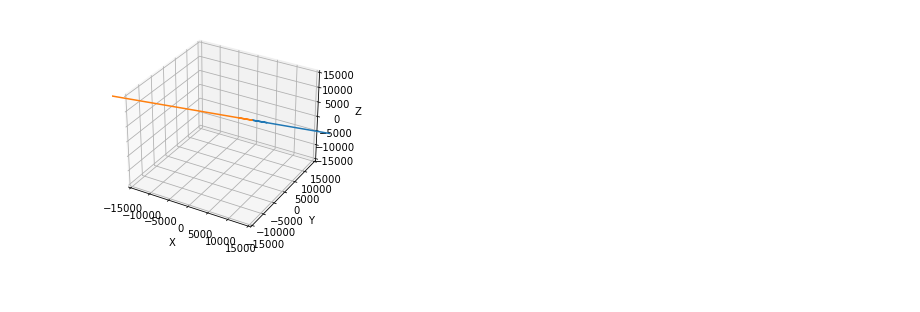
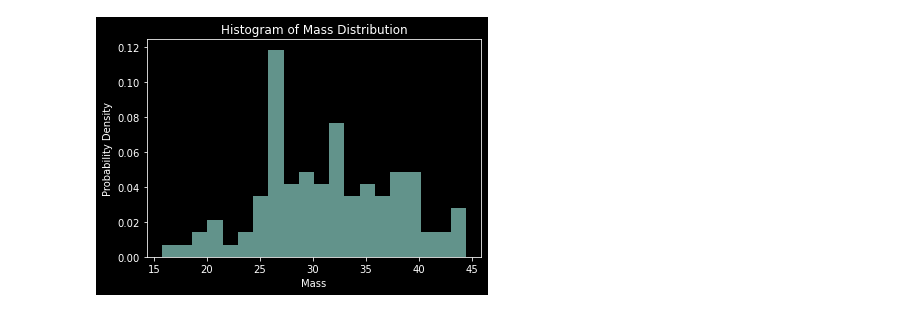
Before and after one commit to Lewis-Adkins/N_Body_System, a Jupyter notebook: n_body.ipynb, the cells around one changed output. Cells and saved outputs as stored; diff of their text form; code cells hidden in the pictures.

```diff
--- a/n_body.ipynb
+++ b/n_body.ipynb
@@ -29,27 +29,12 @@ for i in range(len(x_positions)):
     N_x_positions[mass_index].append(x_positions[i])
     N_y_positions[mass_index].append(y_positions[i])
     N_z_positions[mass_index].append(z_positions[i])
-# %%
-fig = plt.figure()
-ax = fig.add_subplot(111, projection='3d')
-
-ax.set_xlabel('X')
-ax.set_ylabel('Y')
-ax.set_zlabel('Z')
-
-lim = 15e3
-
-ax.set_xlim([-lim, lim ])
-ax.set_ylim([-lim, lim])
-ax.set_zlim([-lim, lim])
-
-for i in range(N):
-    x = N_x_positions[i]
-    y = N_y_positions[i]
-    z = N_z_positions[i]
-    ax.plot3D(x, y, z)
-
-plt.show()
-# %% [output]
-[figure, removed]
+# %%
+plt.xlabel('Mass')
+plt.ylabel('Probability Density')
+plt.title('Histogram of Mass Distribution')
+plt.style.use('dark_background')
+plt.hist(np.log(np.unique(mass)), bins=20, density=True, alpha=0.7);
+# %% [output]
+[figure, added]
 # %%
```
Also changed, not shown: parts of 3 cells of this notebook, 3 other files.
